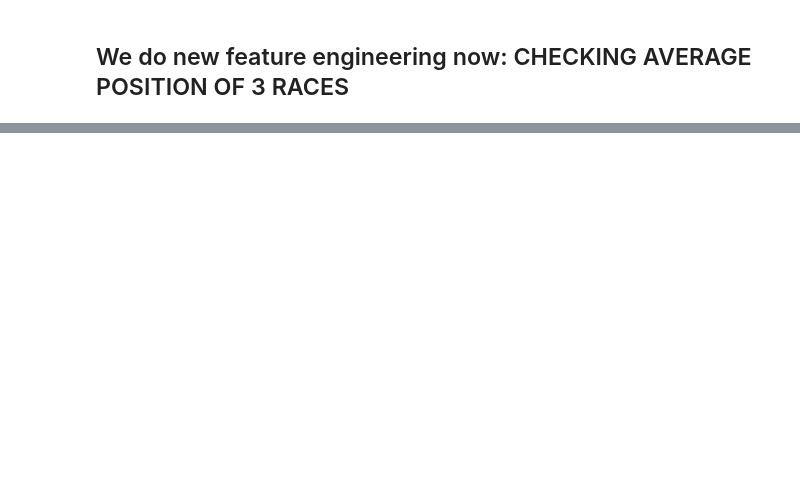
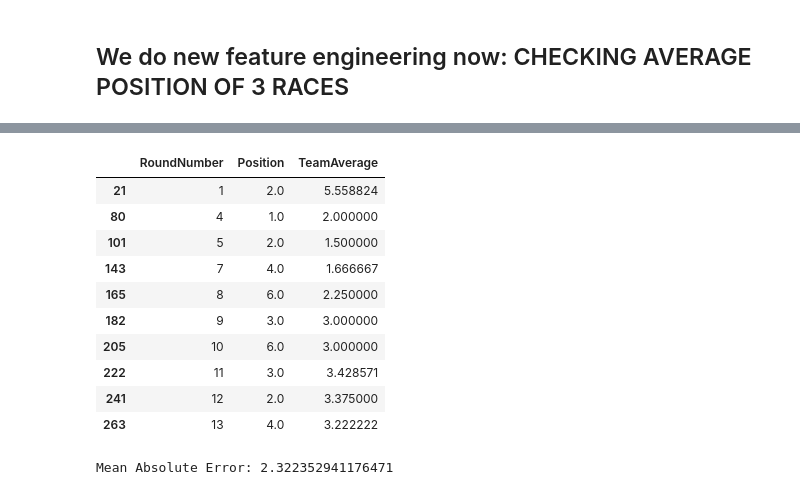
Before and after one commit to pyyroo-a/Formula-1-Fantasy-Predictor, a Jupyter notebook: notebooks/01-data-exploration.ipynb, the cells around one changed output, grey strips where cells are left out. Cells and saved outputs as stored; diff of their text form; code cells hidden in the pictures; blank space fills up the shorter version.

```diff
--- a/notebooks/01-data-exploration.ipynb
+++ b/notebooks/01-data-exploration.ipynb
@@ -639,0 +652,11 @@ compare.head(20)
+# %%
+multi_race_df["SeasonAverage"] = (
+    multi_race_df.groupby("Abbreviation")["Position"]
+    .expanding()
+    .mean()
+    .shift(1)
+    .reset_index(level=0, drop=True)
+)
+# expanding is used to calculate the average position of the driver for the entire season up to that point
+# %%
+multi_race_df = multi_race_df.dropna(subset=["SeasonAverage"])
@@ -639,0 +709,26 @@ compare.head(20)
+# %%
+multi_race_df = multi_race_df.sort_values(by=["Abbreviation", "Year", "RoundNumber"])
+# %%
+multi_race_df["TeamAverage"] = (
+    multi_race_df.groupby("TeamName")["Position"]
+    .expanding()
+    .mean()
+    .shift(1)
+    .reset_index(level=0, drop=True)
+)
+# %%
+multi_race_df[
+    multi_race_df["TeamName"] == "Red Bull Racing"
+][["RoundNumber", "Position", "TeamAverage"]].head(10)
+# %% [output]
+|  | RoundNumber | Position | TeamAverage |
+| 21 | 1 | 2.0 | 5.558824 |
+| 80 | 4 | 1.0 | 2.000000 |
+| 101 | 5 | 2.0 | 1.500000 |
+| 143 | 7 | 4.0 | 1.666667 |
+| 165 | 8 | 6.0 | 2.250000 |
+| 182 | 9 | 3.0 | 3.000000 |
+| 205 | 10 | 6.0 | 3.000000 |
+| 222 | 11 | 3.0 | 3.428571 |
+| 241 | 12 | 2.0 | 3.375000 |
+| 263 | 13 | 4.0 | 3.222222 |
@@ -639,0 +751,13 @@ compare.head(20)
+# %%
+from sklearn.model_selection import train_test_split
+from sklearn.ensemble import RandomForestRegressor
+from sklearn.metrics import mean_absolute_error
+
+X_train, X_test, y_train, y_test = train_test_split(X, y, test_size=0.2, random_state=42)
+model = RandomForestRegressor()
+model.fit(X_train, y_train)
+predictions = model.predict(X_test)
+mean_error = mean_absolute_error(y_test, predictions)
+print("Mean Absolute Error:", mean_error)
+# %% [output]
+Mean Absolute Error: 2.322352941176471
```
Also changed, not shown: parts of 41 cells of this notebook.
